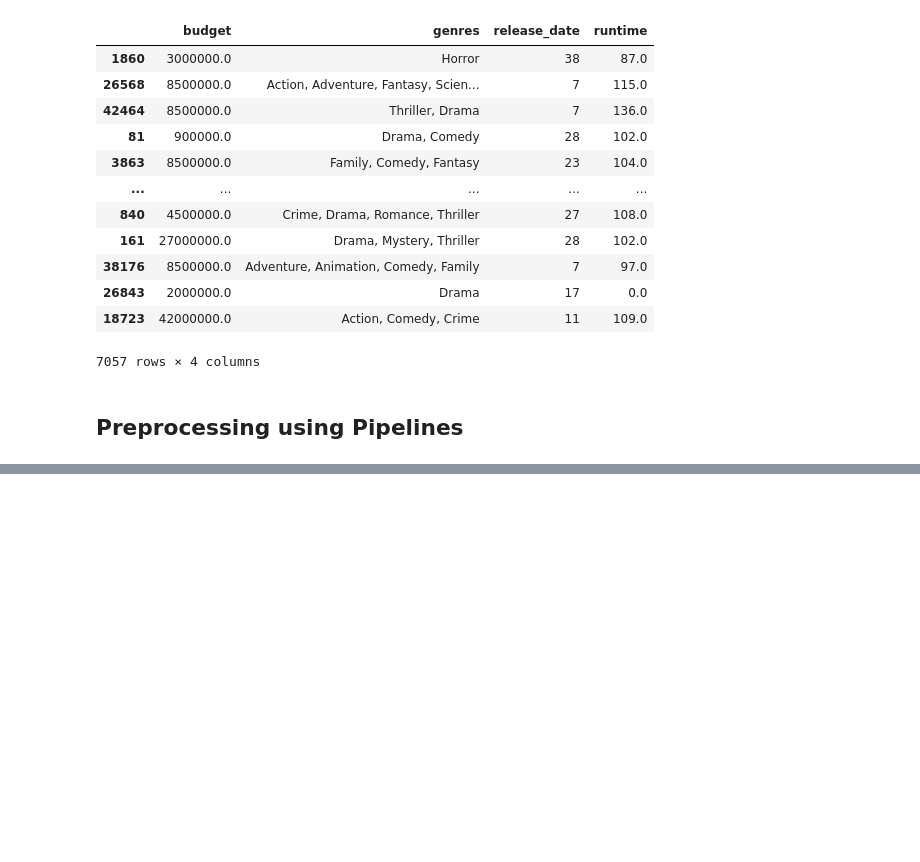
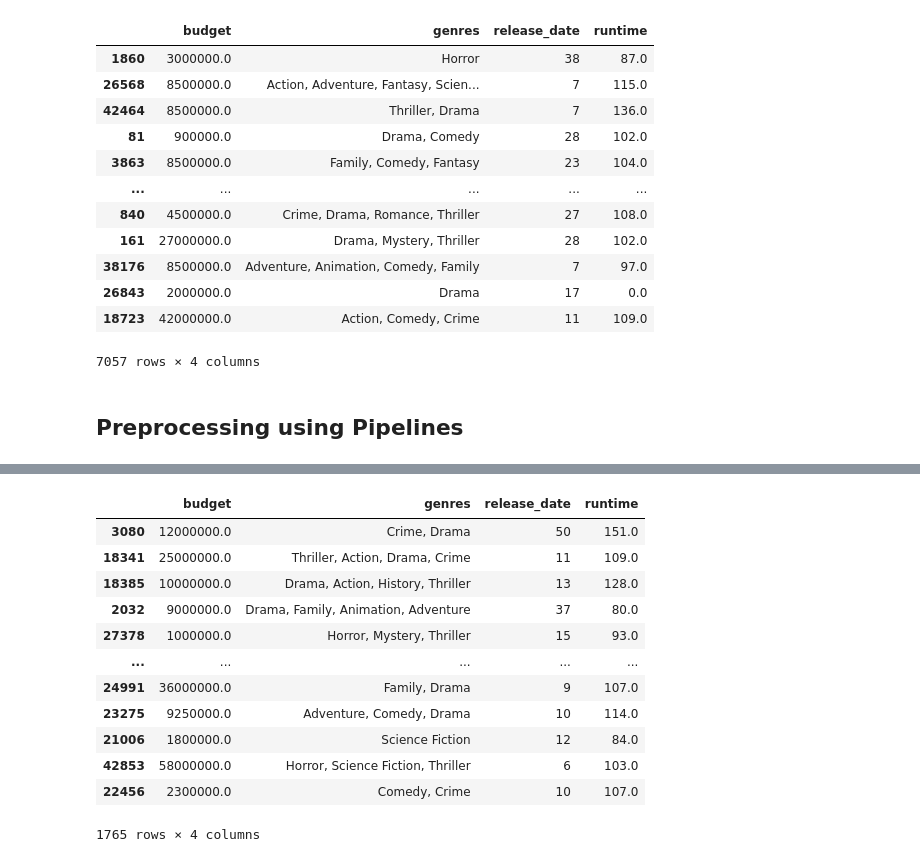
Before and after one commit to neysapatel/movies, a Jupyter notebook: movies.ipynb, the cells around one changed output, grey strips where cells are left out. Drawn from its saved outputs; the diff is of its cells as text; code cells hidden in the pictures; blank space fills up the shorter version.

```diff
--- a/movies.ipynb
+++ b/movies.ipynb
@@ -434,0 +562,16 @@ AttributeError: array not found
+# %%
+X_test
+# %% [output]
+|  | budget | genres | release_date | runtime |
+| 3080 | 12000000.0 | Crime, Drama | 50 | 151.0 |
+| 18341 | 25000000.0 | Thriller, Action, Drama, Crime | 11 | 109.0 |
+| 18385 | 10000000.0 | Drama, Action, History, Thriller | 13 | 128.0 |
+| 2032 | 9000000.0 | Drama, Family, Animation, Adventure | 37 | 80.0 |
+| 27378 | 1000000.0 | Horror, Mystery, Thriller | 15 | 93.0 |
+| ... | ... | ... | ... | ... |
+| 24991 | 36000000.0 | Family, Drama | 9 | 107.0 |
+| 23275 | 9250000.0 | Adventure, Comedy, Drama | 10 | 114.0 |
+| 21006 | 1800000.0 | Science Fiction | 12 | 84.0 |
+| 42853 | 58000000.0 | Horror, Science Fiction, Thriller | 6 | 103.0 |
+| 22456 | 2300000.0 | Comedy, Crime | 10 | 107.0 |
+1765 rows × 4 columns
```
Also changed, not shown: parts of 17 cells of this notebook.
